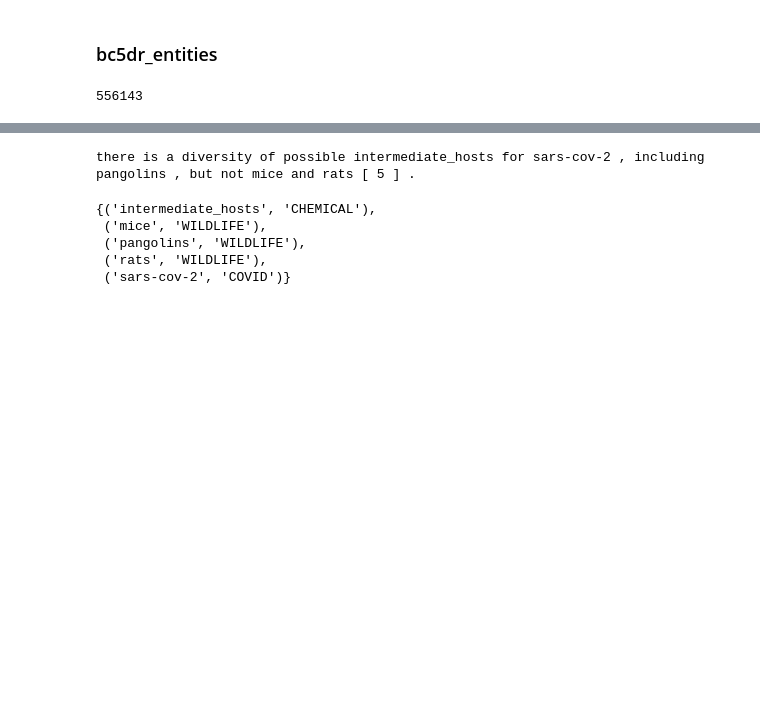
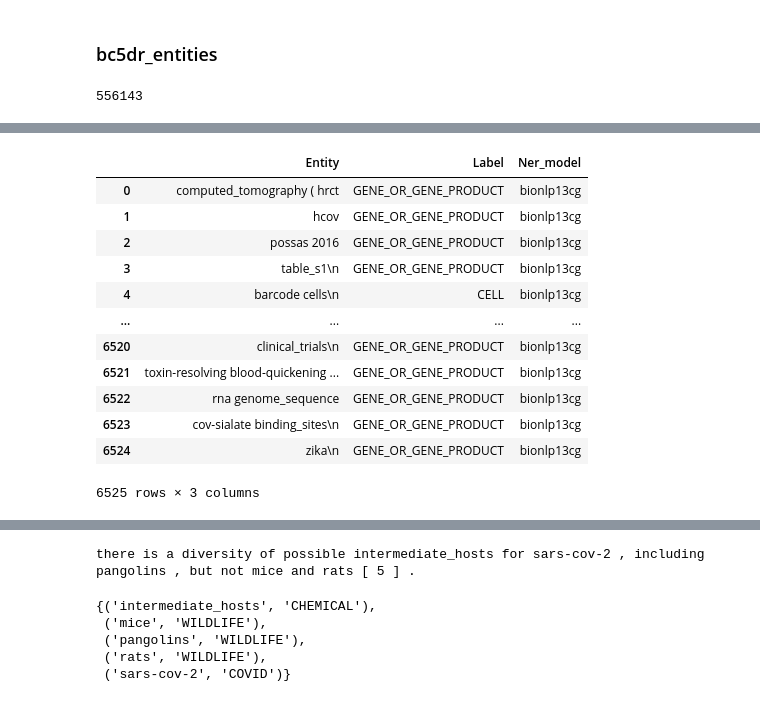
Before and after one commit to yeelimtse/cs-245-project, a Jupyter notebook: ner-models.ipynb, the cells around one changed output, grey strips where cells are left out. Saved outputs shown, nothing was run; the diff lists cells and outputs as text; code cells hidden in the pictures; blank space fills up the shorter version.

```diff
--- a/ner-models.ipynb
+++ b/ner-models.ipynb
@@ -72,0 +86,18 @@ bc5dr_entities
+# %%
+bionlp13cg_entities_dataframe = pd.DataFrame(bionlp13cg_entities,columns=['Entity','Label']) #save returned values of entities and their labels in a pandas dataframe
+bionlp13cg_entities_dataframe['Ner_model'] = 'bionlp13cg'  #include a column with constant value of NER model
+bionlp13cg_entities_dataframe
+# %% [output]
+|  | Entity | Label | Ner_model |
+| 0 | computed_tomography ( hrct | GENE_OR_GENE_PRODUCT | bionlp13cg |
+| 1 | hcov | GENE_OR_GENE_PRODUCT | bionlp13cg |
+| 2 | possas 2016 | GENE_OR_GENE_PRODUCT | bionlp13cg |
+| 3 | table_s1\n | GENE_OR_GENE_PRODUCT | bionlp13cg |
+| 4 | barcode cells\n | CELL | bionlp13cg |
+| ... | ... | ... | ... |
+| 6520 | clinical_trials\n | GENE_OR_GENE_PRODUCT | bionlp13cg |
+| 6521 | toxin-resolving blood-quickening ... | GENE_OR_GENE_PRODUCT | bionlp13cg |
+| 6522 | rna genome_sequence | GENE_OR_GENE_PRODUCT | bionlp13cg |
+| 6523 | cov-sialate binding_sites\n | GENE_OR_GENE_PRODUCT | bionlp13cg |
+| 6524 | zika\n | GENE_OR_GENE_PRODUCT | bionlp13cg |
+6525 rows × 3 columns
```
Also changed, not shown: parts of 21 cells of this notebook, 3 other files.
